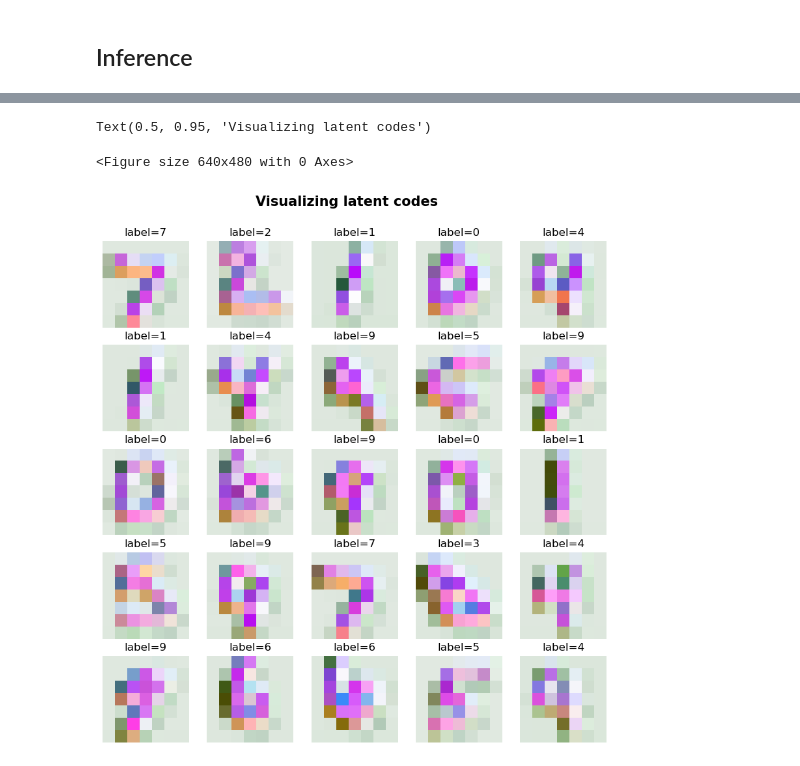
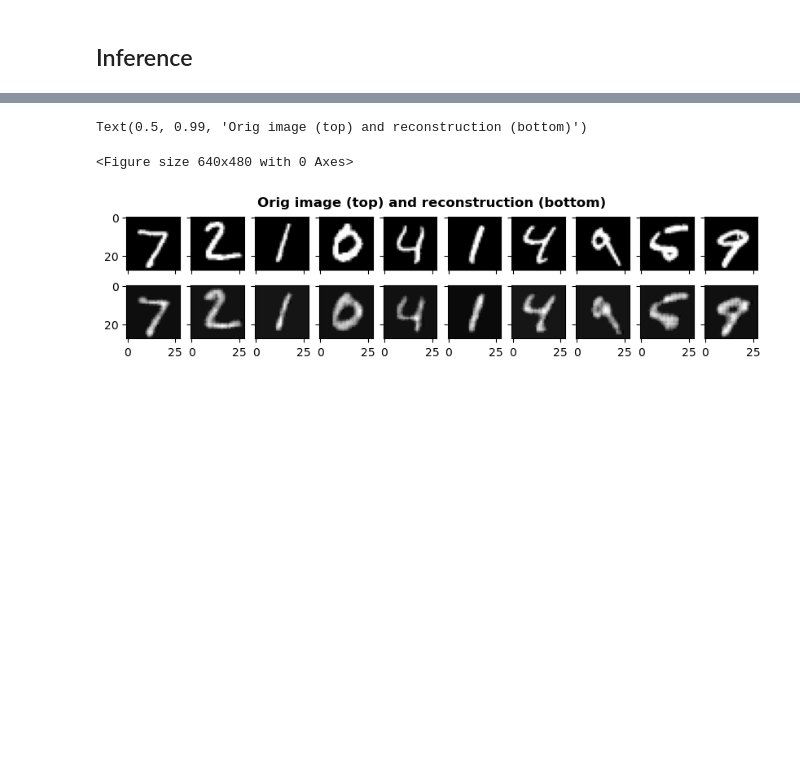
Before and after one commit to liutianlin0121/jax-deep-models, a Jupyter notebook: AE/ae-convnet-mnist.ipynb, the cells around one changed output, grey strips where cells are left out. Cells and saved outputs as stored; diff of their text form; code cells hidden in the pictures; blank space fills up the shorter version.

```diff
--- a/AE/ae-convnet-mnist.ipynb
+++ b/AE/ae-convnet-mnist.ipynb
@@ -288,16 +262,27 @@ Text(0.5, 0.95, 'Autoencoder reconstruction')
-# %%
-plt.figure()
-
-normalize = lambda x: (x - x.min()) / (x.max() - x.min() + 1e-6)
-
-show_img_grid(
-  [normalize(test_latents[idx].squeeze()) for idx in range(25)],
-  [f'label={test_labels[idx]}' for idx in range(25)],
-)
-
-plt.suptitle("Visualizing latent codes",
-             y=0.95, fontsize=15, fontweight="bold")
-# %% [output]
-Text(0.5, 0.95, 'Visualizing latent codes')
-<Figure size 640x480 with 0 Axes>
-[figure, removed]
+# %%
+n_images = 10
+image_width = 28
+
+plt.figure()
+
+fig, axes = plt.subplots(
+  nrows=2,
+  ncols=n_images,
+  sharex=True,
+  sharey=True,
+  figsize=(n_images, 2))
+
+orig_images = test_images[:n_images]
+decoded_images = test_recons[:n_images]
+
+for i in range(n_images):
+  for ax, img in zip(axes, [orig_images, decoded_images]):
+    curr_img = img[i]
+    ax[i].imshow(curr_img.reshape((image_width, image_width)), cmap='gray')
+
+plt.suptitle("Orig image (top) and reconstruction (bottom)",
+             y=0.99, fontsize=12, fontweight="bold")
+# %% [output]
+Text(0.5, 0.99, 'Orig image (top) and reconstruction (bottom)')
+<Figure size 640x480 with 0 Axes>
+[figure, added]
```
Also changed, not shown: parts of 4 cells of this notebook, 7 other files.
